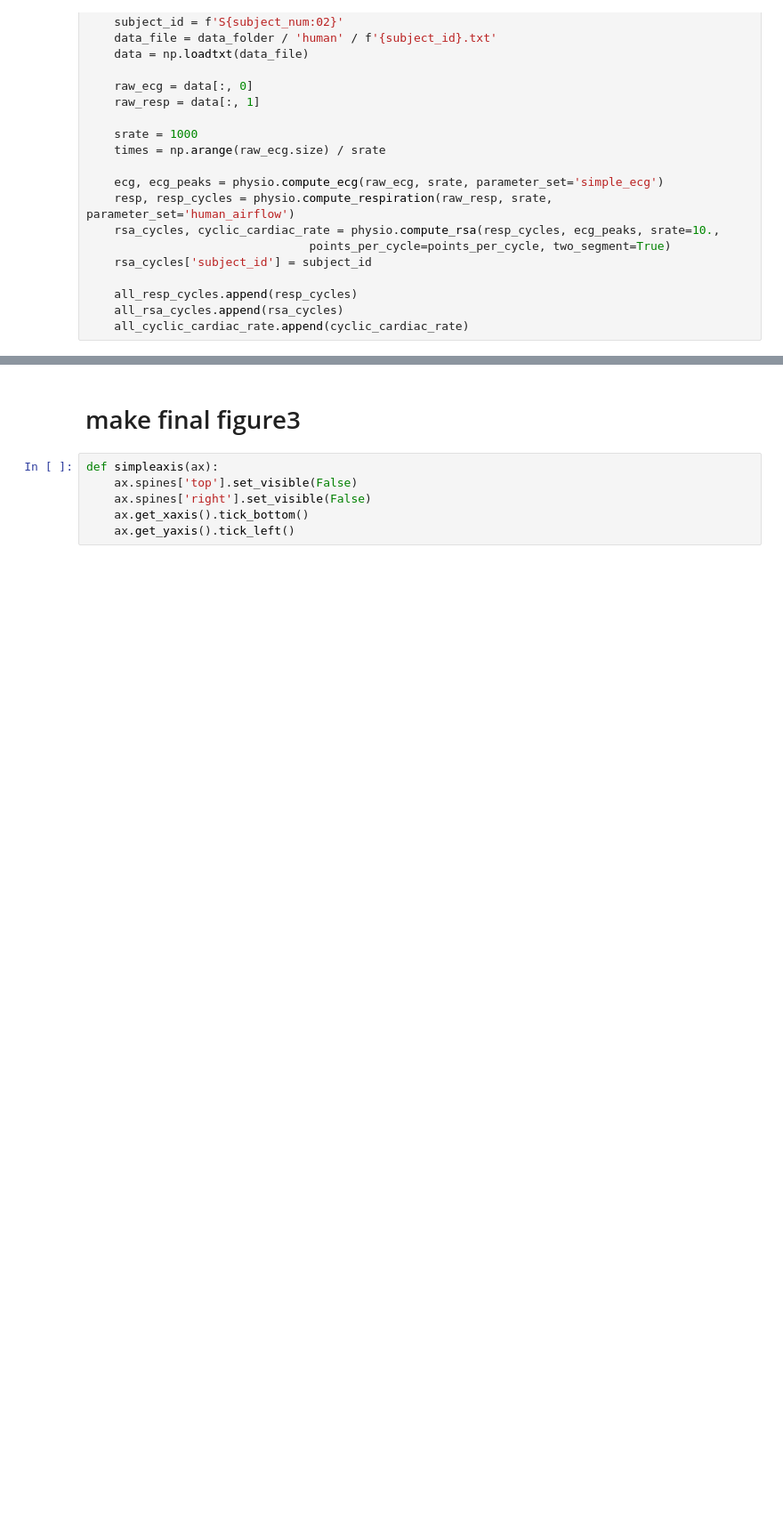
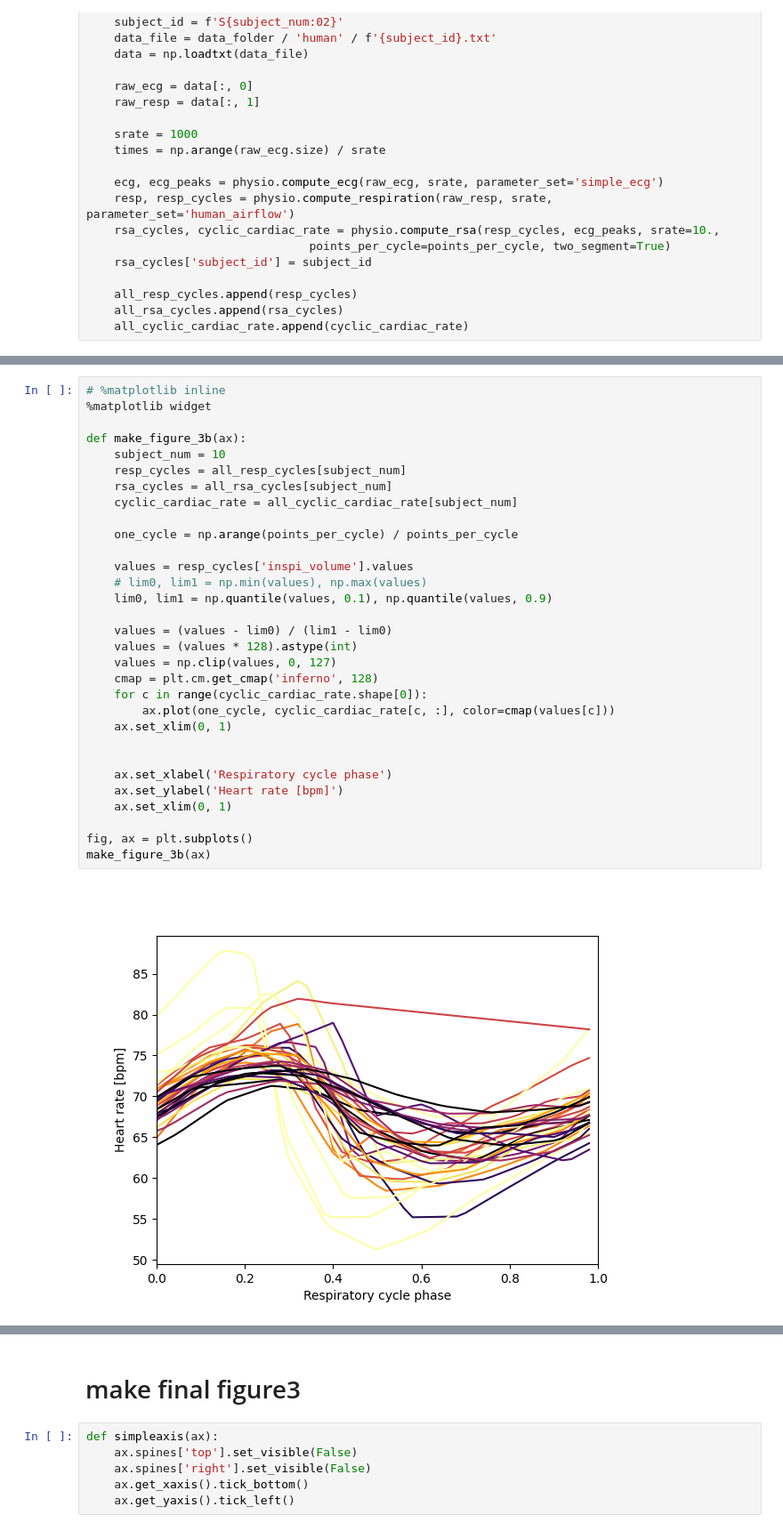
Before and after one commit to samuelgarcia/physio_benchmark, a Jupyter notebook: figure_3_examples.ipynb, the cells around one changed output, grey strips where cells are left out. Shown at 89% size. Drawn from its saved outputs; the diff is of its cells as text; blank space fills up the shorter version.

```diff
--- a/figure_3_examples.ipynb
+++ b/figure_3_examples.ipynb
@@ -128,6 +130,39 @@ make_figure_3b(ax, axs)
 # %% [output]
 [figure]
 [figure]
+# %%
+# %matplotlib inline
+%matplotlib widget
+
+def make_figure_3b(ax):
+    subject_num = 10
+    resp_cycles = all_resp_cycles[subject_num]
+    rsa_cycles = all_rsa_cycles[subject_num]
+    cyclic_cardiac_rate = all_cyclic_cardiac_rate[subject_num]
+
+    one_cycle = np.arange(points_per_cycle) / points_per_cycle
+
+    values = resp_cycles['inspi_volume'].values
+    # lim0, lim1 = np.min(values), np.max(values)
+    lim0, lim1 = np.quantile(values, 0.1), np.quantile(values, 0.9)
+
+    values = (values - lim0) / (lim1 - lim0)
+    values = (values * 128).astype(int)
+    values = np.clip(values, 0, 127)
+    cmap = plt.cm.get_cmap('inferno', 128)
+    for c in range(cyclic_cardiac_rate.shape[0]):
+        ax.plot(one_cycle, cyclic_cardiac_rate[c, :], color=cmap(values[c]))
+    ax.set_xlim(0, 1)
+
+
+    ax.set_xlabel('Respiratory cycle phase')
+    ax.set_ylabel('Heart rate [bpm]')
+    ax.set_xlim(0, 1)
+
+fig, ax = plt.subplots()
+make_figure_3b(ax)
+# %% [output]
+[figure, added]
 # %%
 # %matplotlib inline
 %matplotlib widget
```
Also changed, not shown: parts of 9 cells of this notebook, 1 other file.
